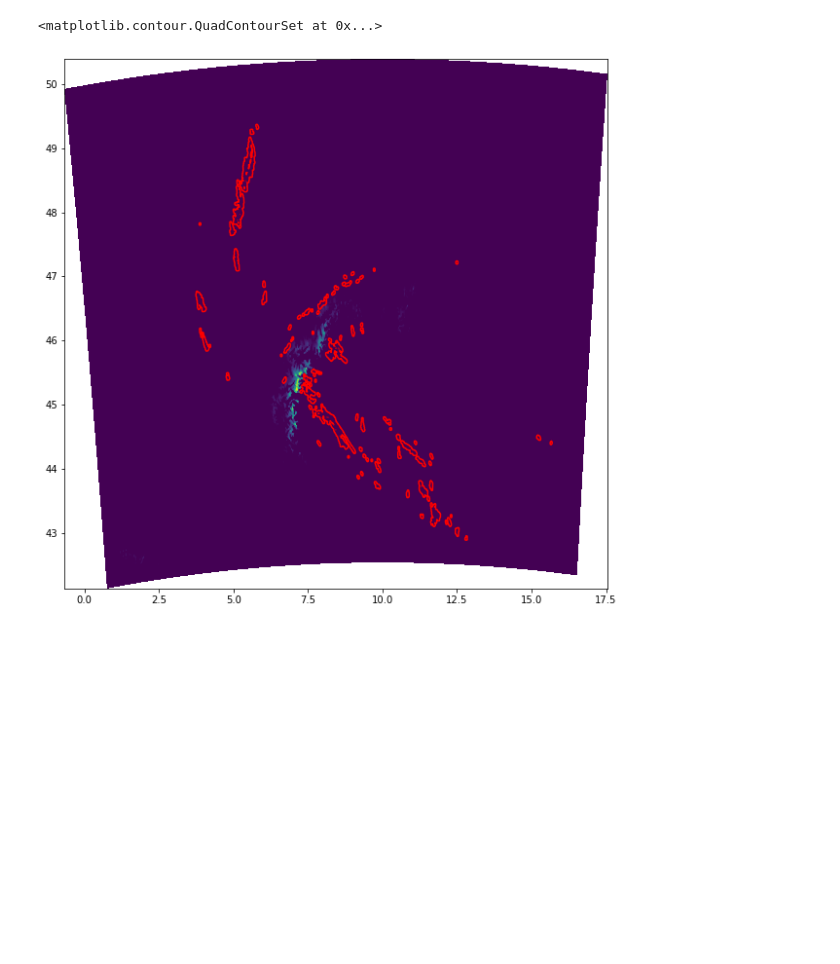
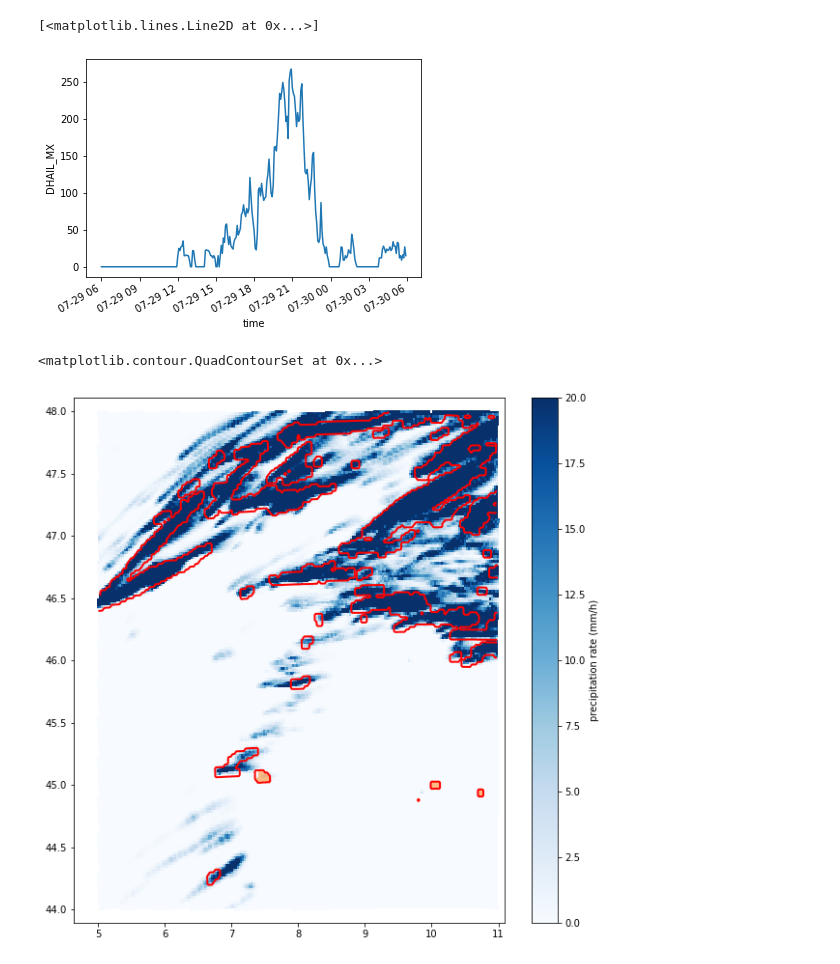
Before and after one commit to KillianBrennan/filter_hailcast_artefacts, a Jupyter notebook: working_principle.ipynb, the cells around one changed output. Cells and saved outputs as stored; diff of their text form; code cells hidden in the pictures; blank space fills up the shorter version.

Commit message:
working implementation for climate simulations

```diff
--- a/working_principle.ipynb
+++ b/working_principle.ipynb
@@ -49,9 +15,12 @@ Coordinates:
-# %%
-fig, ax = plt.subplots(figsize=(10, 10))
-ax.pcolormesh(graupel_swath.lon_1, graupel_swath.lat_1, graupel_swath)
-ax.contour(hail_swath.lon_1, hail_swath.lat_1, hail_swath, levels=[1], colors='r')
-# ax.set_xlim(5, 10)
-# ax.set_ylim(44, 47)
-# %% [output]
-<matplotlib.contour.QuadContourSet at 0x...>
-[figure, removed]
+# %%
+# ds = xr.open_dataset('/net/litho/atmosdyn2/kbrennan/data/climate/present/5min_2D/lffd20210112_0606.nz')
+ds = xr.open_dataset('/net/litho/atmosdyn2/kbrennan/data/climate/present/5min_2D/lffd20210729_0606.nz')
+# %%
+# crop swiss domain
+ds = ds.where((ds.lat > 44) & (ds.lat < 48) & (ds.lon > 5) & (ds.lon < 11), drop=True)
+# %%
+# count non-zero values of DHAIL_MX across all time steps
+ds.DHAIL_MX.where(ds.DHAIL_MX > 0).count(dim=['rlat', 'rlon']).plot()
+# %% [output]
+[<matplotlib.lines.Line2D at 0x...>]
+[figure, added]
@@ -57,0 +31,12 @@ ax.contour(hail_swath.lon_1, hail_swath.lat_1, hail_swath, levels=[1], colors='r
+# %%
+fig, ax = plt.subplots(figsize=(10,10))
+pmesh = ax.pcolormesh(ds.lon,ds.lat, ds.TOT_PREC.max(dim='time')*12,cmap='Blues',vmax=20)
+cbar = plt.colorbar(pmesh, ax=ax)
+cbar.set_label('precipitation rate (mm/h)')
+ax.contour(ds.lon,ds.lat, ds.DHAIL_MX.max(dim='time'), levels=[5], colors='r',linestyles='-', linewidths=2, label='HAILCAST')
+ax.contourf(ds.lon,ds.lat, diff, levels=[5,50],colors='tab:orange',alpha=0.5,label='artefact')
+
+# draw legend
+# %% [output]
+<matplotlib.contour.QuadContourSet at 0x...>
+[figure, added]
```
Also changed, not shown: parts of 7 cells of this notebook, 1 other file.
